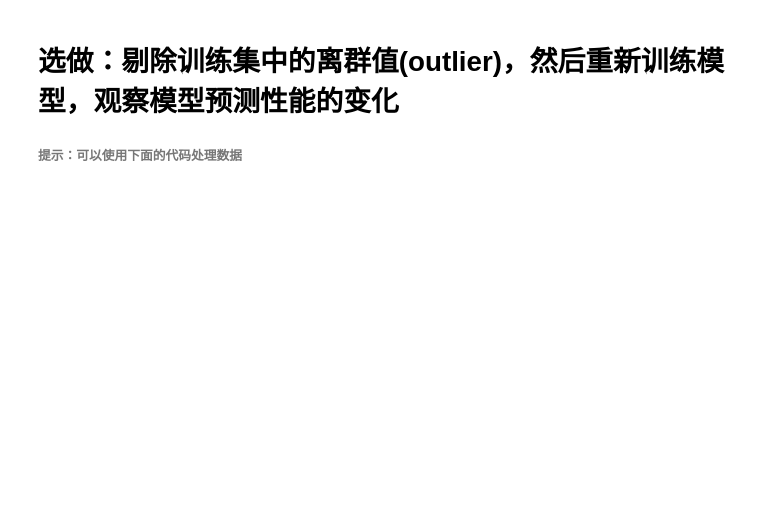
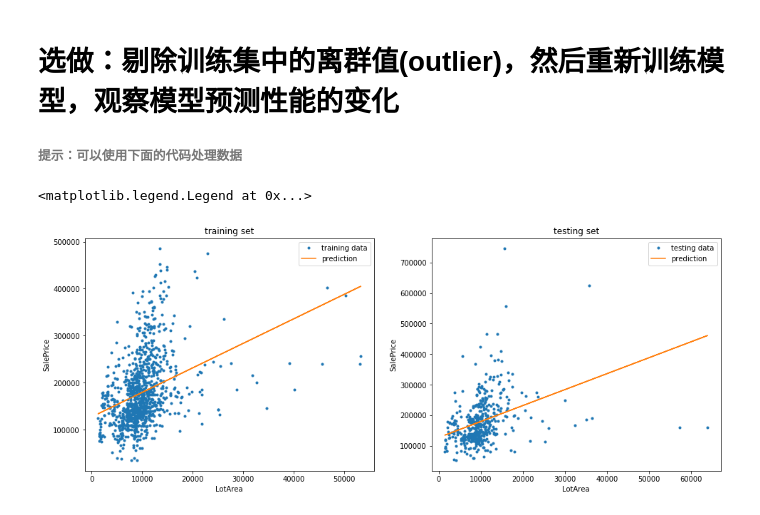
Before and after one commit to wscjxky/machine_task, a Jupyter notebook: 第一题(一元线性回归).ipynb, the cells around one changed output. Drawn from its saved outputs; the diff is of its cells as text; code cells hidden in the pictures; blank space fills up the shorter version.

```diff
--- a/第一题(一元线性回归).ipynb
+++ b/第一题(一元线性回归).ipynb
@@ -256,7 +341,39 @@ plt.legend()
 # YOUR CODE HERE
 t = train_data[(train_data['LotArea'] < 60000) & (train_data['LotArea'] > 0)] # 将训练集中LotArea小于60000的值存入t
 t = t[t['SalePrice'] < 500000] # 将t中SalePrice小于500000的值保留
-
+train_data=t
 # 绘制处理后的数据
-plt.figure(figsize = (8, 7))
-plt.plot(t['LotArea'], t['SalePrice'], '.')
+# plt.figure(figsize = (8, 7))
+# plt.plot(t['LotArea'], t['SalePrice'], '.')
+# %%
+feature='LotArea'
+# 创建一个模型的实例
+
+model1 = myLinearRegression()
+
+# 使用训练集对模型进行训练，传入训练集的LotArea和标记SalePrice
+model1.fit(train_data[feature], train_data['SalePrice'])
+
+# 对测试集进行预测，并将结果存储在变量prediction中
+prediction1 = model1.predict(test_data[feature])
+
+plt.figure(figsize = (16, 6))
+
+plt.subplot(121)
+plt.plot(train_data[feature].values, train_data['SalePrice'].values, '.', label = 'training data')
+plt.plot(train_data[feature].values, model1.predict(train_data[feature]), '-', label = 'prediction')
+plt.xlabel(feature)
+plt.ylabel('SalePrice')
+plt.title("training set")
+plt.legend()
+
+plt.subplot(122)
+plt.plot(test_data[feature].values, test_data['SalePrice'].values, '.', label = 'testing data')
+plt.plot(test_data[feature].values, prediction1, '-', label = 'prediction')
+plt.xlabel(feature)
+plt.ylabel('SalePrice')
+plt.title("testing set")
+plt.legend()
+# %% [output]
+<matplotlib.legend.Legend at 0x...>
+[figure, added]
```
Also changed, not shown: parts of 13 cells of this notebook, 12 other files.
